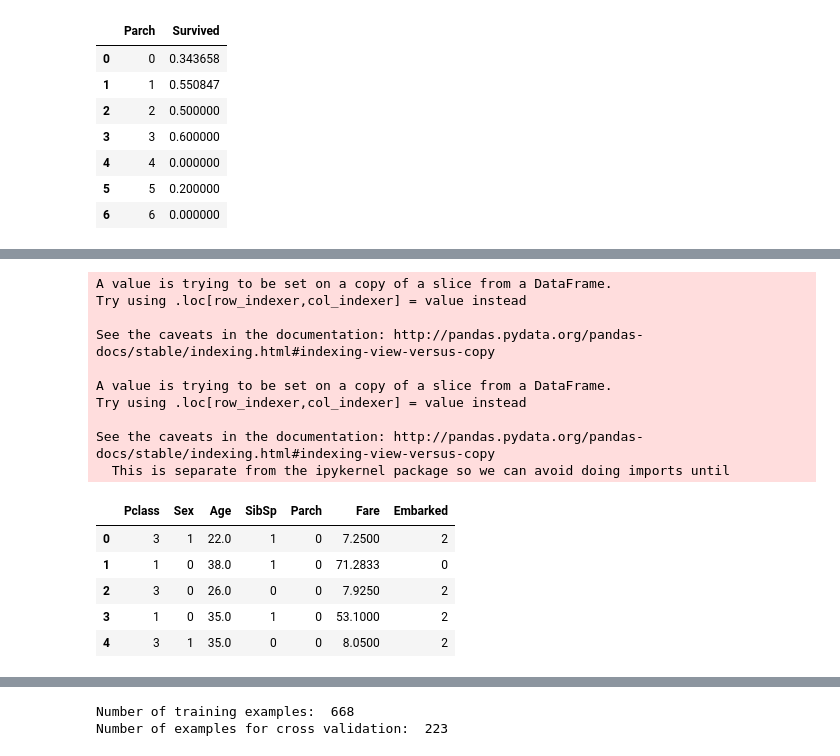
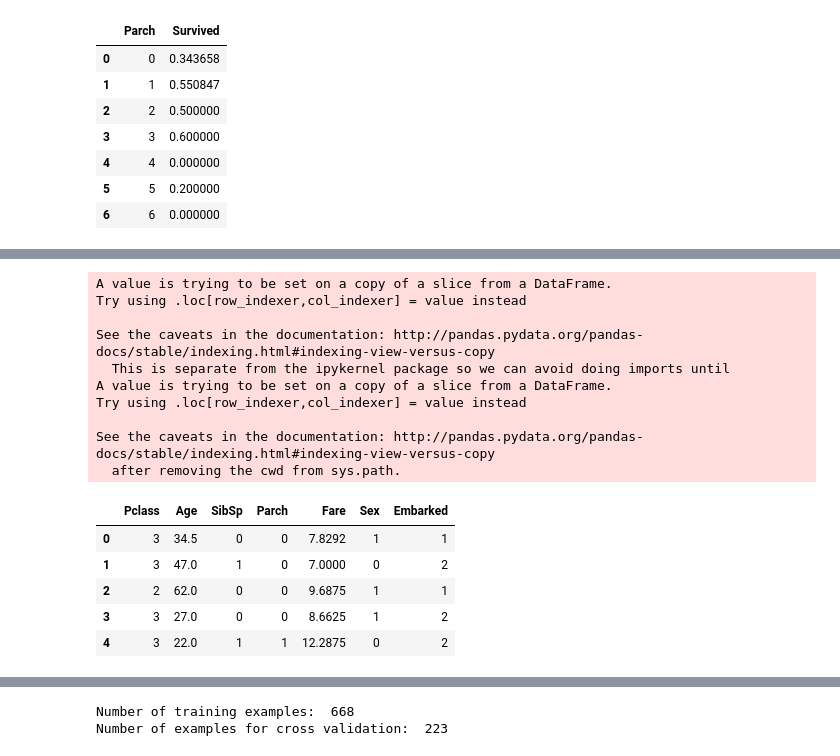
Before and after one commit to haianhle/ar-kaggle, a Jupyter notebook: titanic/titanic_notes.ipynb, the cells around one changed output, grey strips where cells are left out. Cells and saved outputs as stored; diff of their text form; code cells hidden in the pictures.

```diff
--- a/titanic/titanic_notes.ipynb
+++ b/titanic/titanic_notes.ipynb
@@ -300,8 +310,13 @@ data_set[['Parch', 'Survived']].groupby(['Parch'], as_index=False).mean()
 # %%
-# Extract features for input X taking into account analysis above
-features = ['Pclass', 'Sex', 'Age', 'SibSp', 'Parch', 'Fare', 'Embarked']
+# Extract features for input X taking into account analysis above, add Sex and Embarked
+features = ['Pclass', 'Age', 'SibSp', 'Parch', 'Fare']
 
 X = data_set[features]
+
+# Label Sex and Embarked
+X['Sex'] = data_set['Sex'].map({'male' : 1, 'female' : 0})
+X['Embarked'] = data_set['Embarked'].map({'C' : 0, 'Q' : 1, 'S' : 2})
+
 n_features = X.shape[1]
 print('Number of features to train = ', n_features)
 
@@ -318,23 +342,24 @@ Number of features to train =  7
 # %%
-# label gender
-X['Sex'] = X['Sex'].map({'male' : 1, 'female' : 0})
-X['Embarked'] = X['Embarked'].map({'C' : 0, 'Q' : 1, 'S' : 2})
+#Extract the same features for X_test and label gender
+X_test = test_set[features]
+X_test['Sex'] = test_set['Sex'].map({'male' : 1, 'female' : 0})
+X_test['Embarked'] = test_set['Embarked'].map({'C' : 0, 'Q' : 1, 'S' : 2})
 
-X.head()
+X_test.head()
 # %% [output]
-A value is trying to be set on a copy of a slice from a DataFrame.
-Try using .loc[row_indexer,col_indexer] = value instead
-
-See the caveats in the documentation: http://pandas.pydata.org/pandas-docs/stable/indexing.html#indexing-view-versus-copy
-
 A value is trying to be set on a copy of a slice from a DataFrame.
 Try using .loc[row_indexer,col_indexer] = value instead
 
 See the caveats in the documentation: http://pandas.pydata.org/pandas-docs/stable/indexing.html#indexing-view-versus-copy
   This is separate from the ipykernel package so we can avoid doing imports until
+A value is trying to be set on a copy of a slice from a DataFrame.
+Try using .loc[row_indexer,col_indexer] = value instead
+
+See the caveats in the documentation: http://pandas.pydata.org/pandas-docs/stable/indexing.html#indexing-view-versus-copy
+  after removing the cwd from sys.path.
-|  | Pclass | Sex | Age | SibSp | Parch | Fare | Embarked |
-| 0 | 3 | 1 | 22.0 | 1 | 0 | 7.2500 | 2 |
-| 1 | 1 | 0 | 38.0 | 1 | 0 | 71.2833 | 0 |
-| 2 | 3 | 0 | 26.0 | 0 | 0 | 7.9250 | 2 |
-| 3 | 1 | 0 | 35.0 | 1 | 0 | 53.1000 | 2 |
-| 4 | 3 | 1 | 35.0 | 0 | 0 | 8.0500 | 2 |
+|  | Pclass | Age | SibSp | Parch | Fare | Sex | Embarked |
+| 0 | 3 | 34.5 | 0 | 0 | 7.8292 | 1 | 1 |
+| 1 | 3 | 47.0 | 1 | 0 | 7.0000 | 0 | 2 |
+| 2 | 2 | 62.0 | 0 | 0 | 9.6875 | 1 | 1 |
+| 3 | 3 | 27.0 | 0 | 0 | 8.6625 | 1 | 2 |
+| 4 | 3 | 22.0 | 1 | 1 | 12.2875 | 0 | 2 |
```
Also changed, not shown: parts of 28 cells of this notebook, 1 other file.
